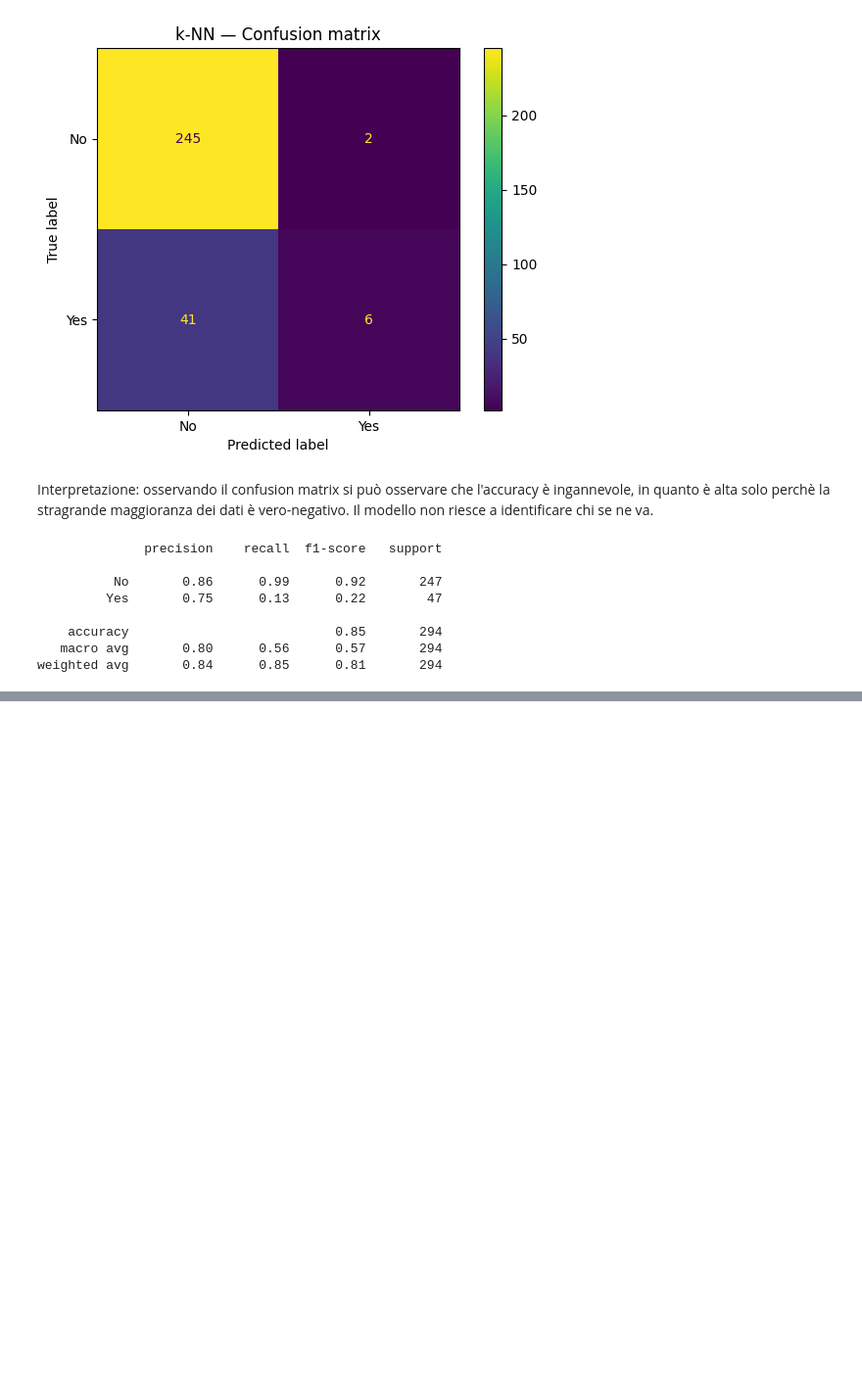
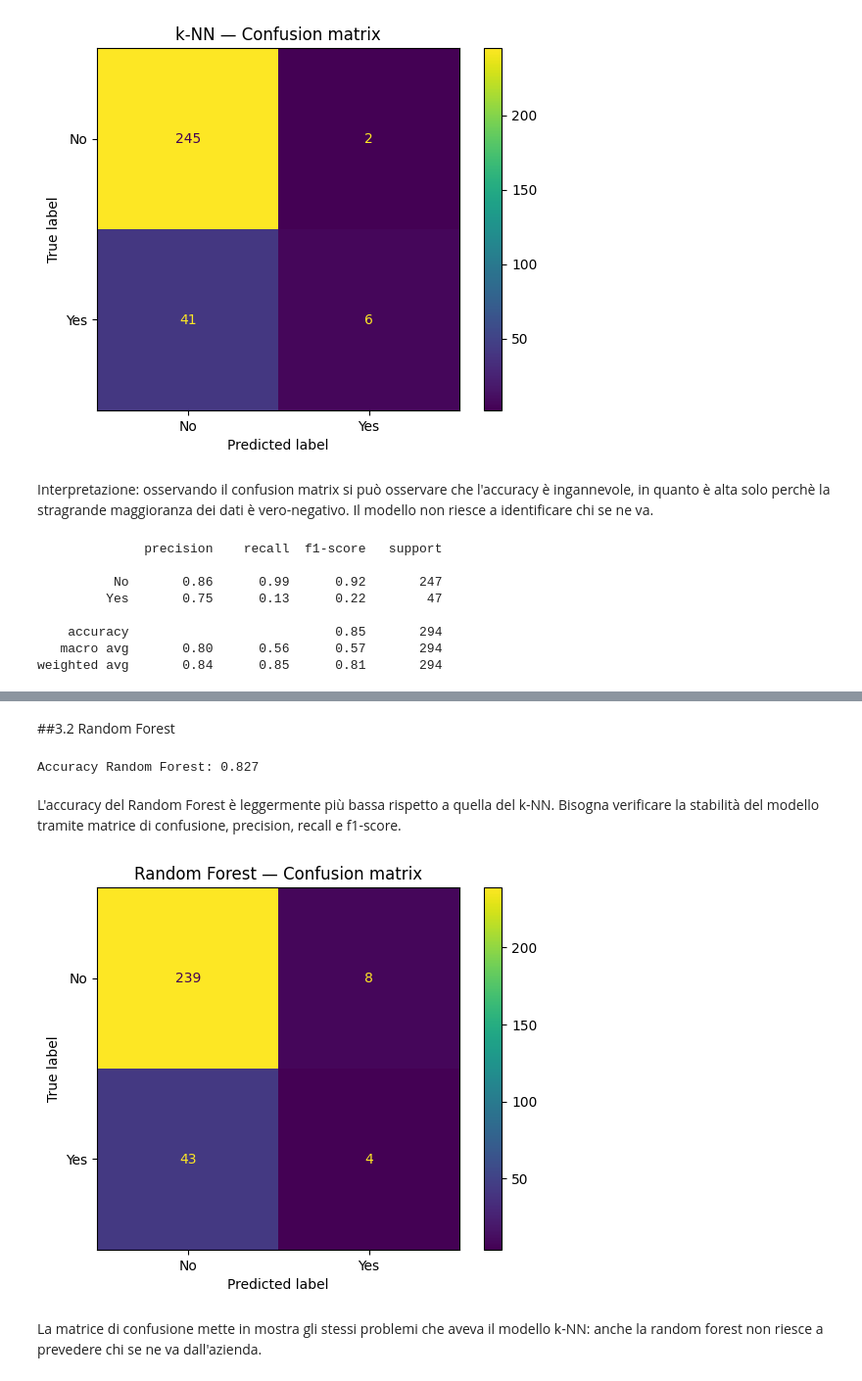
Before and after one commit to elisamezzi/Progetto_IDSAPCProg_gruppo5, a Jupyter notebook: notebooks/IntroDSePCProg_gruppo5_Attritition.ipynb, the cells around one changed output, grey strips where cells are left out. Shown at 98% size. Cells and saved outputs as stored; diff of their text form; code cells hidden in the pictures; blank space fills up the shorter version.

```diff
--- a/notebooks/IntroDSePCProg_gruppo5_Attritition.ipynb
+++ b/notebooks/IntroDSePCProg_gruppo5_Attritition.ipynb
@@ -994,0 +1031,36 @@ Conclusioni: l'analisi dell'accuracy da sola può essere ingannevole, poichè an
+# %% [markdown]
+##3.2 Random Forest
+# %%
+#Addestriamo il modello e valutiamo l'accuracy
+rf = RandomForestClassifier(
+    n_estimators=500,
+    random_state=42
+)
+
+rf.fit(x_train, y_train)
+
+pred_rf = rf.predict(x_test)
+
+acc_rf = accuracy_score(y_test, pred_rf)
+
+print(f"Accuracy Random Forest: {acc_rf:.3f}")
+# %% [output]
+Accuracy Random Forest: 0.827
+# %% [markdown]
+L'accuracy del Random Forest è leggermente più bassa rispetto a quella del k-NN.
+Bisogna verificare la stabilità del modello tramite matrice di confusione, precision, recall e f1-score.
+# %%
+cm_rf = confusion_matrix(y_test, pred_rf)
+
+disp = ConfusionMatrixDisplay(
+    confusion_matrix=cm_rf,
+    display_labels=["No", "Yes"]
+)
+
+disp.plot()
+plt.title("Random Forest — Confusion matrix")
+plt.show()
+# %% [output]
+[figure, added]
+# %% [markdown]
+La matrice di confusione mette in mostra gli stessi problemi che aveva il modello k-NN: anche la random forest non riesce a prevedere chi se ne va dall'azienda.
```
Also changed, not shown: parts of 20 cells of this notebook.
